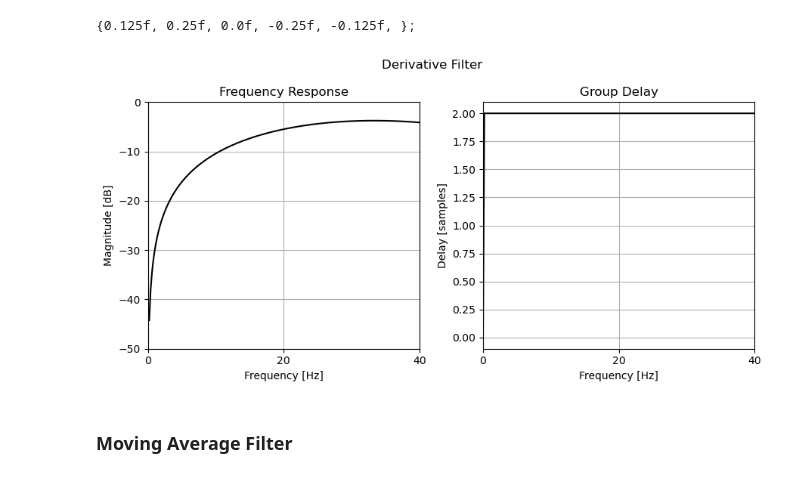
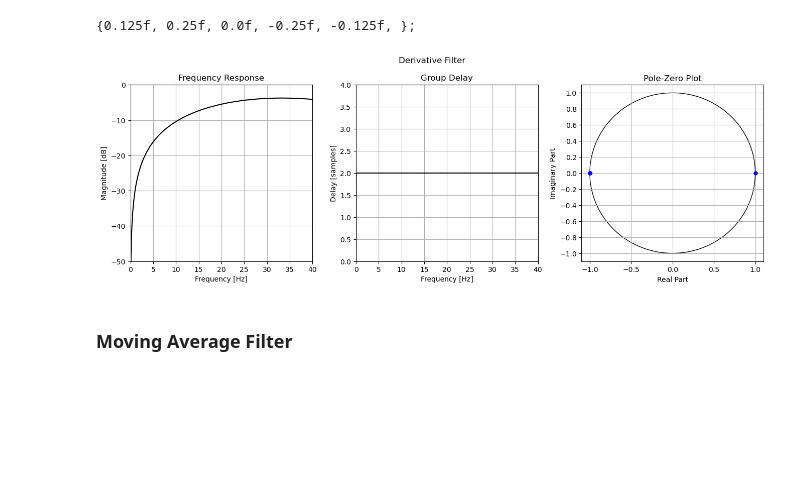
Before and after one commit to bryanmcelvy/microHeartMonitor, a Jupyter notebook: tools/filter_design/qrs_filt_design.ipynb, the cells around one changed output. Cells and saved outputs as stored; diff of their text form; code cells hidden in the pictures; blank space fills up the shorter version.

```diff
--- a/tools/filter_design/qrs_filt_design.ipynb
+++ b/tools/filter_design/qrs_filt_design.ipynb
@@ -57,9 +57,11 @@ b_high, a_high = signal.sos2tf(sos_high)
 plot_freq_domain(b_high, a_high, fs=fs, in_dB=True, ax1=axs_high[0], ax2=axs_high[1], filt_name="High Pass Filter (f_c = 0.5[Hz])")
 plot_pole_zero(b_high, a_high, ax=axs_high[2], filt_name="High Pass Filter (f_c = 12[Hz])")
 
-for i in range(2):
-    plt.sca(axs_high[i])
+for n in range(2):
+    plt.sca(axs_high[n])
     plt.xlim([0, 40])
+    plt.xticks(np.arange(0, 41, 5))
+    plt.ylim([-75, 5] if n == 0 else [0, 12])
+
     plt.axvline(12, linestyle='dashed', color='r')
-    if i == 0: plt.ylim([-30, 10])
 # %% [output]
@@ -128,16 +131,19 @@ printBiquadInArmFormat(sos_bpf)
     1.6299355030059814f, -0.7530401945114136f,
 };
 # %%
-fig_bpf, axs_bpf = plt.subplots(1, 3, tight_layout=True, figsize=[13.5, 4.5])
+fig_bpf, axs_bpf = plt.subplots(1, 3, tight_layout=True, figsize=[13.5, 4.75])
 
 b_bpf, a_bpf = signal.sos2tf(sos_bpf)
 plot_freq_domain(b_bpf, a_bpf, fs=fs, in_dB=True, ax1=axs_bpf[0], ax2=axs_bpf[1], filt_name="Bandpass Filter")
 plot_pole_zero(b_bpf, a_bpf, ax=axs_bpf[2], filt_name="Bandpass Filter")
 
-for i in range(2):
-    plt.sca(axs_bpf[i])
+for n in range(2):
+    plt.sca(axs_bpf[n])
+
     plt.xlim([0, 40])
+    plt.xticks(np.arange(0, 41, 5))
+    plt.ylim([-80, 0] if n == 0 else [0, 20])
+
     plt.axvline(12, linestyle='dashed', color='r')
     plt.axvline(20, linestyle='dashed', color='r')
-    if i == 0: plt.ylim([-140, 0])
 # %% [output]
@@ -158,16 +164,20 @@ print("};", end='')
 # %%
 z_der, p_der, k_der = signal.tf2zpk(b_der, a_der)
 # %%
-fig_der, axs_der = plt.subplots(1, 2, tight_layout=True, figsize=[9, 4.5])
+fig_der, axs_der = plt.subplots(1, 3, tight_layout=True, figsize=[13.5, 4.75])
 
 plot_freq_domain(b_der, a_der, fs=fs, in_dB=True, ax1=axs_der[0], ax2=axs_der[1], filt_name="Derivative Filter")
+plot_pole_zero(b_der, a_der, ax=axs_der[2])
 
-axs_der[0].set_ylim([-50, 0])
+for n in range(2):
+    plt.sca(axs_der[n])
 
-for ax in axs_der:
-    ax.set_xlim([0, 40])
+    plt.xlim([0, 40])
+    plt.xticks(np.arange(0, 41, 5))
+
+    plt.ylim([-50, 0] if n == 0 else [0, 4])
 # %% [output]
-[figure, old version]
+[figure, new version]
 # %% [markdown]
 ### Moving Average Filter
 # %%
```
Also changed, not shown: parts of 5 cells of this notebook.
